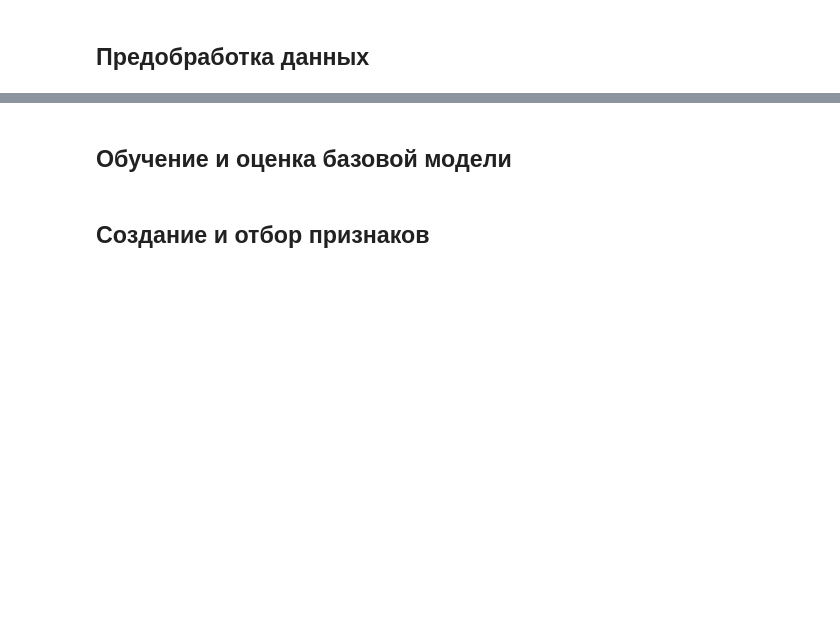
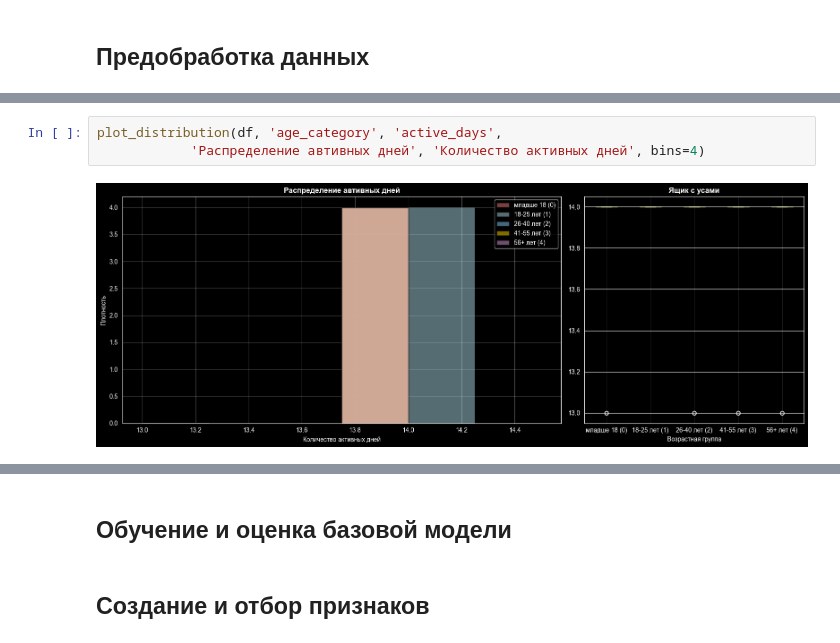
Before and after one commit to msesemov/DS_sprint_13, a Jupyter notebook: bb0537fc-bcd2-40a1-aa64-24d904954294.ipynb, the cells around one changed output, grey strips where cells are left out. Drawn from its saved outputs; the diff is of its cells as text; blank space fills up the shorter version.

```diff
--- a/bb0537fc-bcd2-40a1-aa64-24d904954294.ipynb
+++ b/bb0537fc-bcd2-40a1-aa64-24d904954294.ipynb
@@ -503,0 +644,5 @@ max                   0.536364          19.000000                  0.293919
+# %%
+plot_distribution(df, 'age_category', 'active_days',
+            'Распределение автивных дней', 'Количество активных дней', bins=4)
+# %% [output]
+[figure, added]
```
Also changed, not shown: parts of 62 cells of this notebook.
